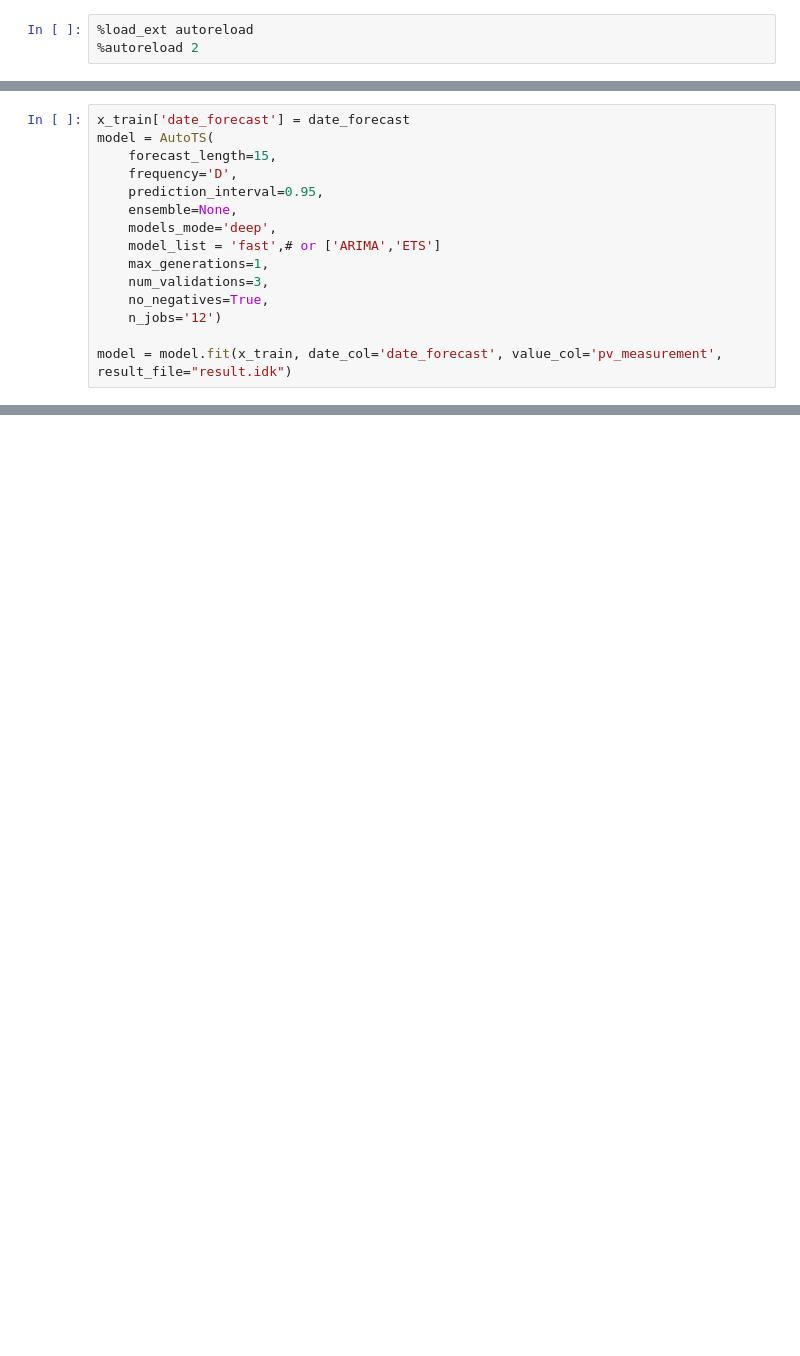
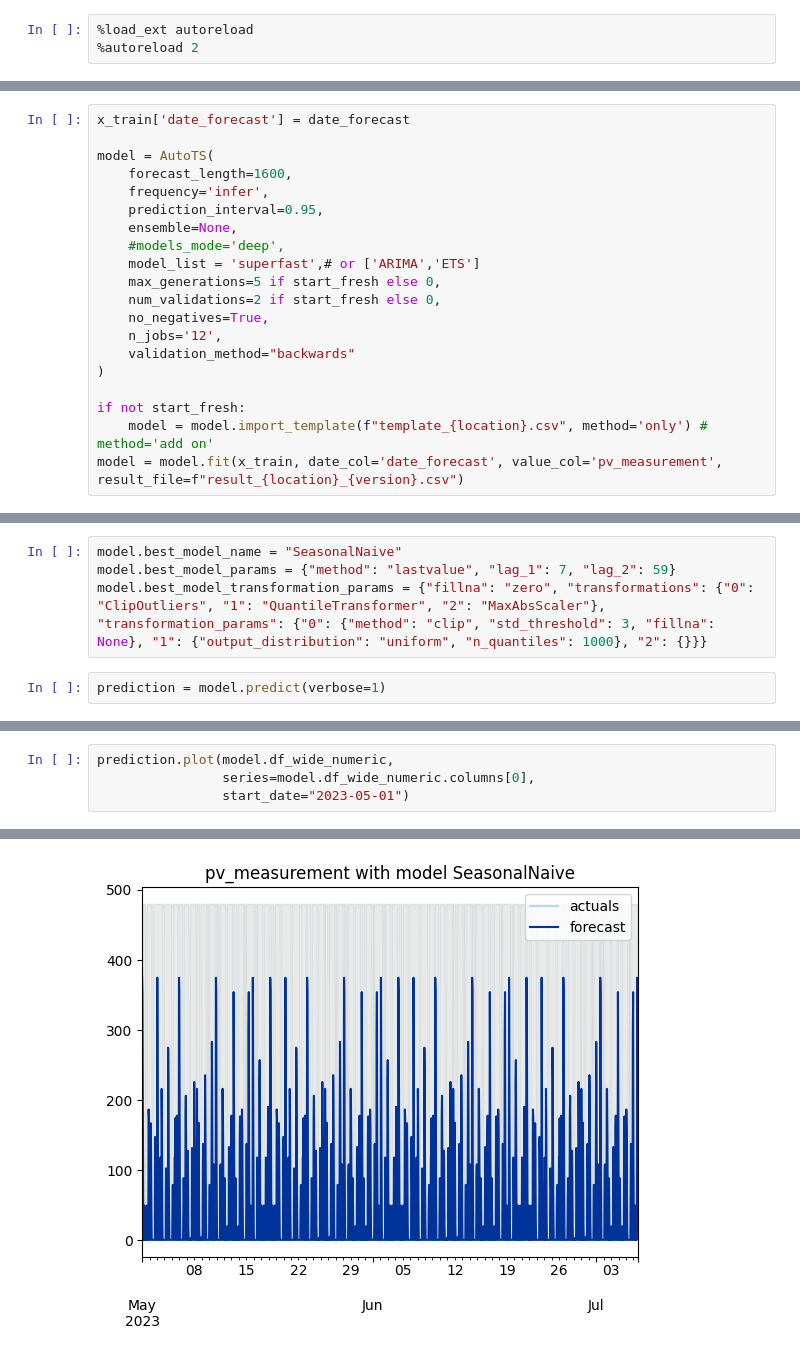
Before and after one commit to davrikn/ml, a Jupyter notebook: viz.ipynb, the cells around one changed output, grey strips where cells are left out. Saved outputs shown, nothing was run; the diff lists cells and outputs as text; blank space fills up the shorter version.

```diff
--- a/viz.ipynb
+++ b/viz.ipynb
@@ -161,16 +108,21 @@ plt.show()
 # %%
 x_train['date_forecast'] = date_forecast
+
 model = AutoTS(
-    forecast_length=15,
-    frequency='D',
+    forecast_length=1600,
+    frequency='infer',
     prediction_interval=0.95,
     ensemble=None,
-    models_mode='deep',
-    model_list = 'fast',# or ['ARIMA','ETS']
-    max_generations=1,
-    num_validations=3,
+    #models_mode='deep',
+    model_list = 'superfast',# or ['ARIMA','ETS']
+    max_generations=5 if start_fresh else 0,
+    num_validations=2 if start_fresh else 0,
     no_negatives=True,
-    n_jobs='12')
+    n_jobs='12',
+    validation_method="backwards"
+)
 
-model = model.fit(x_train, date_col='date_forecast', value_col='pv_measurement', result_file="result.idk")
+if not start_fresh:
+    model = model.import_template(f"template_{location}.csv", method='only') # method='add on'
+model = model.fit(x_train, date_col='date_forecast', value_col='pv_measurement', result_file=f"result_{location}_{version}.csv")
 # %% [output]
@@ -263,0 +176,6 @@ model.results()[['Model', 'smape', 'mae', 'rmse', 'made', 'mage', 'mle']]
+# %%
+model.best_model_name = "SeasonalNaive"
+model.best_model_params = {"method": "lastvalue", "lag_1": 7, "lag_2": 59}
+model.best_model_transformation_params = {"fillna": "zero", "transformations": {"0": "ClipOutliers", "1": "QuantileTransformer", "2": "MaxAbsScaler"}, "transformation_params": {"0": {"method": "clip", "std_threshold": 3, "fillna": None}, "1": {"output_distribution": "uniform", "n_quantiles": 1000}, "2": {}}}
+# %%
+prediction = model.predict(verbose=1)
@@ -263,0 +198,5 @@ model.results()[['Model', 'smape', 'mae', 'rmse', 'made', 'mage', 'mle']]
+# %%
+prediction.plot(model.df_wide_numeric,
+                series=model.df_wide_numeric.columns[0],
+                start_date="2023-05-01")
+# %% [output]
@@ -263,0 +204 @@ model.results()[['Model', 'smape', 'mae', 'rmse', 'made', 'mage', 'mle']]
+[figure, added]
```
Also changed, not shown: parts of 28 cells of this notebook, 24 other files.
